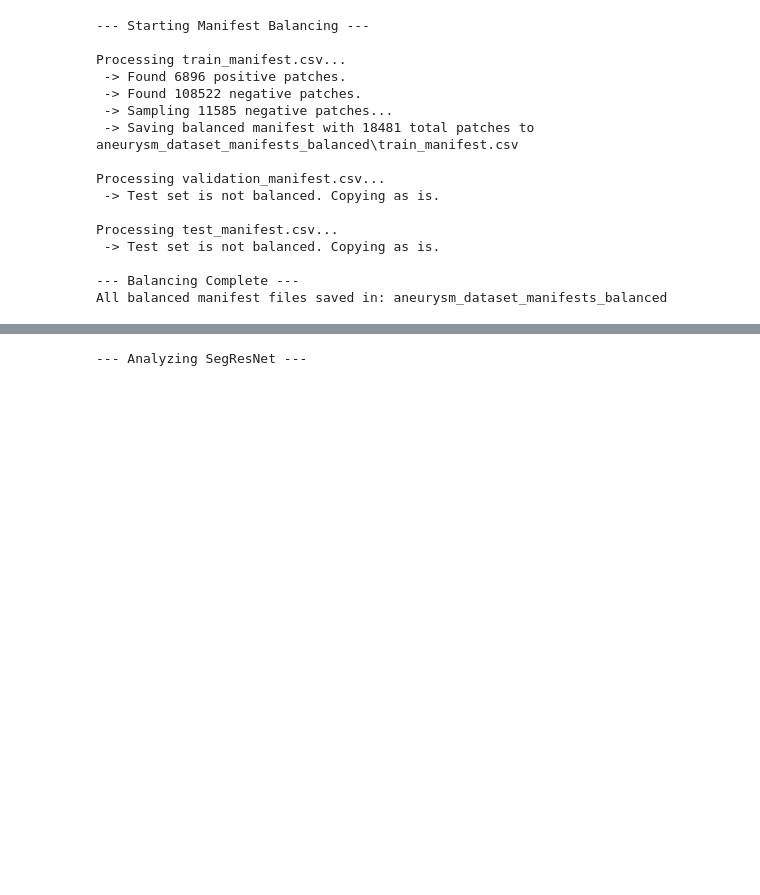
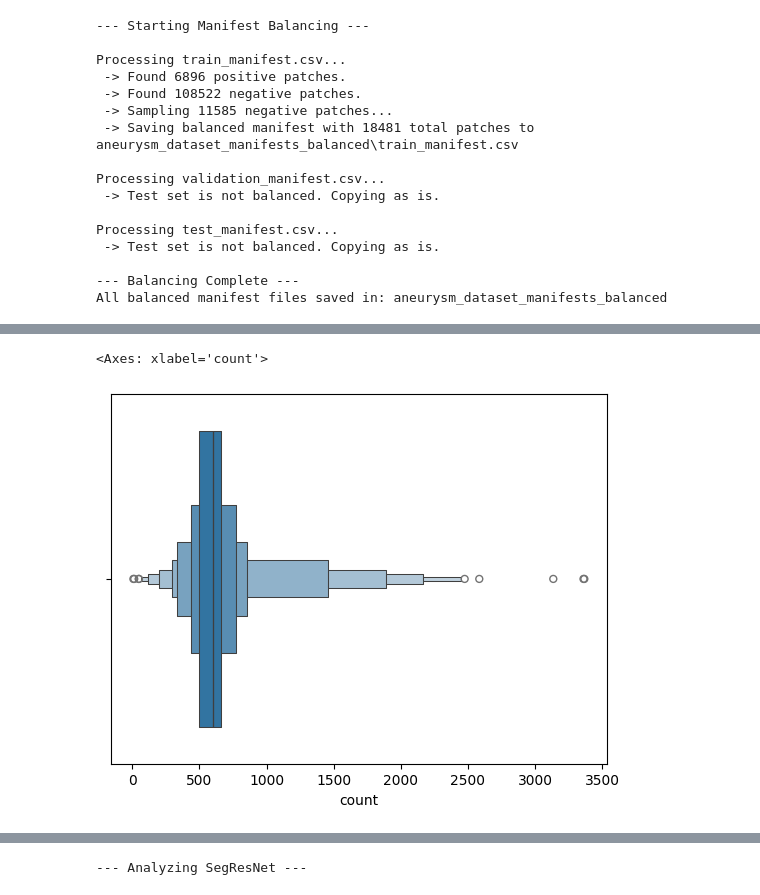
Before and after one commit to BhaveshSolanki32/Aneurysm_detection, a Jupyter notebook: train_data.ipynb, the cells around one changed output, grey strips where cells are left out. Saved outputs shown, nothing was run; the diff lists cells and outputs as text; code cells hidden in the pictures; blank space fills up the shorter version.

```diff
--- a/train_data.ipynb
+++ b/train_data.ipynb
@@ -354,6 +354,8 @@ Processing test_manifest.csv...
 --- Balancing Complete ---
 All balanced manifest files saved in: aneurysm_dataset_manifests_balanced
 # %%
-train_manif = pd.read_csv(r'aneurysm_dataset_manifests_balanced\train_manifest.csv')
+train_manif = pd.read_csv(r'aneurysm_dataset_manifests_padded\train_manifest.csv')
+print(train_manif['Aneurysm Present'].value_counts().sum())
+print(train_manif['Aneurysm Present'].value_counts()[1]/train_manif['Aneurysm Present'].value_counts().sum())
 train_manif['Aneurysm Present'].value_counts()
 # %% [output]
@@ -363,0 +384,5 @@ Name: count, dtype: int64
+# %%
+sns.boxenplot(x=train_manif['series_uid'].value_counts())
+# %% [output]
+<Axes: xlabel='count'>
+[figure, added]
```
Also changed, not shown: parts of 10 cells of this notebook, 12 other files.
